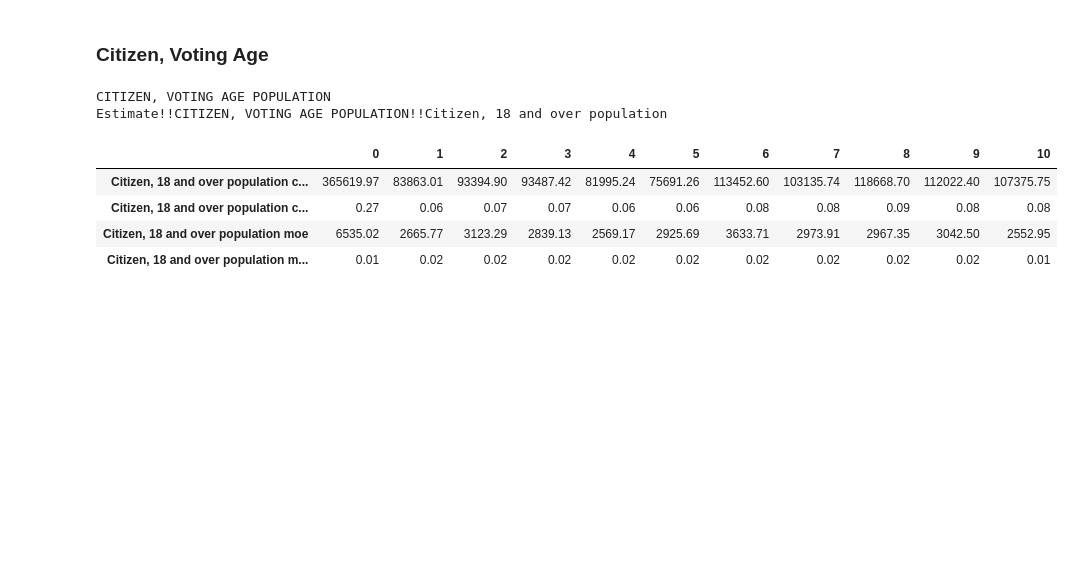
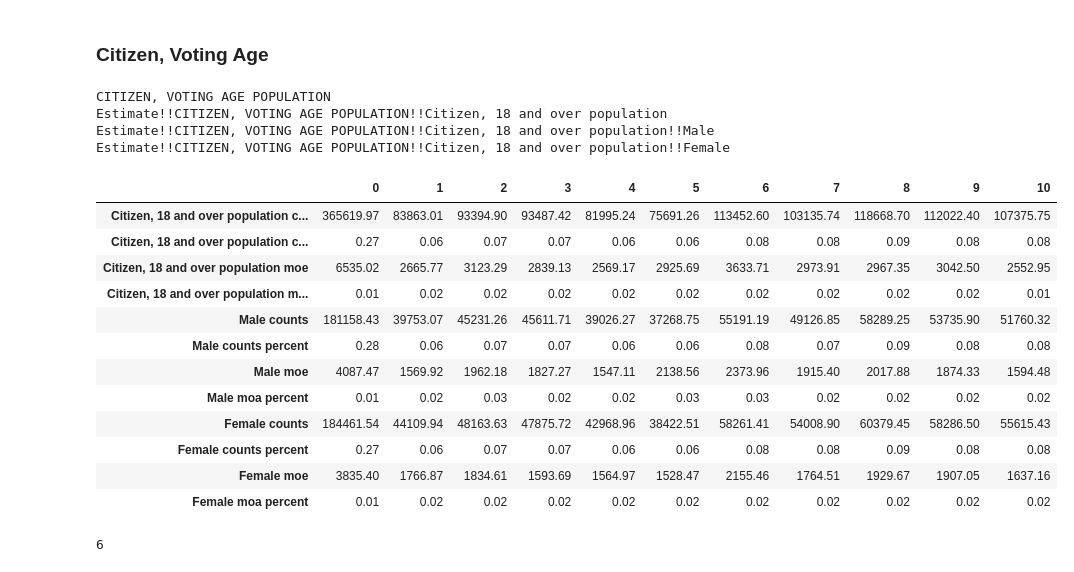
Before and after one commit to misty-garcia/sa2020-CCD, a Jupyter notebook: census_data_demographics.ipynb, the cells around one changed output. Drawn from its saved outputs; the diff is of its cells as text; code cells hidden in the pictures; blank space fills up the shorter version.

```diff
--- a/census_data_demographics.ipynb
+++ b/census_data_demographics.ipynb
@@ -145,9 +142,0 @@ def cal_district_numbers(labels_check):
-# %%
-grouping = groups[0]
-
-current_labels = labels [labels.label.str.contains(grouping)]
-current_labels = current_labels.iloc[:1]
-labels_check = current_labels.column_name.str[:-1]
-
-for titles in current_labels.label:
-    print(titles)
@@ -383,24 +358,32 @@ final5
 # %%
 grouping = groups[5]
 print(grouping)
 
 current_labels = labels [labels.label.str.contains(grouping)]
-current_labels = current_labels.iloc[:-2]
 labels_check = current_labels.column_name.str[:-1]
 
 for titles in current_labels.label:
     print(titles)
+
+final6 = cal_district_numbers(labels_check)
+final6
 # %% [output]
 CITIZEN, VOTING AGE POPULATION
 Estimate!!CITIZEN, VOTING AGE POPULATION!!Citizen, 18 and over population
+Estimate!!CITIZEN, VOTING AGE POPULATION!!Citizen, 18 and over population!!Male
+Estimate!!CITIZEN, VOTING AGE POPULATION!!Citizen, 18 and over population!!Female
+|  | 0 | 1 | 2 | 3 | 4 | 5 | 6 | 7 | 8 | 9 | 10 |
+| Citizen, 18 and over population c... | 365619.97 | 83863.01 | 93394.90 | 93487.42 | 81995.24 | 75691.26 | 113452.60 | 103135.74 | 118668.70 | 112022.40 | 107375.75 |
+| Citizen, 18 and over population c... | 0.27 | 0.06 | 0.07 | 0.07 | 0.06 | 0.06 | 0.08 | 0.08 | 0.09 | 0.08 | 0.08 |
+| Citizen, 18 and over population moe | 6535.02 | 2665.77 | 3123.29 | 2839.13 | 2569.17 | 2925.69 | 3633.71 | 2973.91 | 2967.35 | 3042.50 | 2552.95 |
+| Citizen, 18 and over population m... | 0.01 | 0.02 | 0.02 | 0.02 | 0.02 | 0.02 | 0.02 | 0.02 | 0.02 | 0.02 | 0.01 |
+| Male counts | 181158.43 | 39753.07 | 45231.26 | 45611.71 | 39026.27 | 37268.75 | 55191.19 | 49126.85 | 58289.25 | 53735.90 | 51760.32 |
+| Male counts percent | 0.28 | 0.06 | 0.07 | 0.07 | 0.06 | 0.06 | 0.08 | 0.07 | 0.09 | 0.08 | 0.08 |
+| Male moe | 4087.47 | 1569.92 | 1962.18 | 1827.27 | 1547.11 | 2138.56 | 2373.96 | 1915.40 | 2017.88 | 1874.33 | 1594.48 |
+| Male moa percent | 0.01 | 0.02 | 0.03 | 0.02 | 0.02 | 0.03 | 0.03 | 0.02 | 0.02 | 0.02 | 0.02 |
+| Female counts | 184461.54 | 44109.94 | 48163.63 | 47875.72 | 42968.96 | 38422.51 | 58261.41 | 54008.90 | 60379.45 | 58286.50 | 55615.43 |
+| Female counts percent | 0.27 | 0.06 | 0.07 | 0.07 | 0.06 | 0.06 | 0.08 | 0.08 | 0.09 | 0.08 | 0.08 |
+| Female moe | 3835.40 | 1766.87 | 1834.61 | 1593.69 | 1564.97 | 1528.47 | 2155.46 | 1764.51 | 1929.67 | 1907.05 | 1637.16 |
+| Female moa percent | 0.01 | 0.02 | 0.02 | 0.02 | 0.02 | 0.02 | 0.02 | 0.02 | 0.02 | 0.02 | 0.02 |
-# %%
-final6 = cal_district_numbers(labels_check)
-final6
-# %% [output]
-|  | 0 | 1 | 2 | 3 | 4 | 5 | 6 | 7 | 8 | 9 | 10 |
-| Citizen, 18 and over population c... | 365619.97 | 83863.01 | 93394.90 | 93487.42 | 81995.24 | 75691.26 | 113452.60 | 103135.74 | 118668.70 | 112022.40 | 107375.75 |
-| Citizen, 18 and over population c... | 0.27 | 0.06 | 0.07 | 0.07 | 0.06 | 0.06 | 0.08 | 0.08 | 0.09 | 0.08 | 0.08 |
-| Citizen, 18 and over population moe | 6535.02 | 2665.77 | 3123.29 | 2839.13 | 2569.17 | 2925.69 | 3633.71 | 2973.91 | 2967.35 | 3042.50 | 2552.95 |
-| Citizen, 18 and over population m... | 0.01 | 0.02 | 0.02 | 0.02 | 0.02 | 0.02 | 0.02 | 0.02 | 0.02 | 0.02 | 0.01 |
 # %%
 with pd.ExcelWriter('sa2020_ccd_demo.xlsx') as writer:
@@ -411,3 +393,7 @@ with pd.ExcelWriter('sa2020_ccd_demo.xlsx') as writer:
     final4.to_excel(writer, sheet_name=groups[3])
     final5.to_excel(writer, sheet_name=groups[4])
     final6.to_excel(writer, sheet_name=groups[5])
+# %%
+len(groups)
+# %% [output]
+6
```
Also changed, not shown: parts of 14 cells of this notebook, 8 other files.
